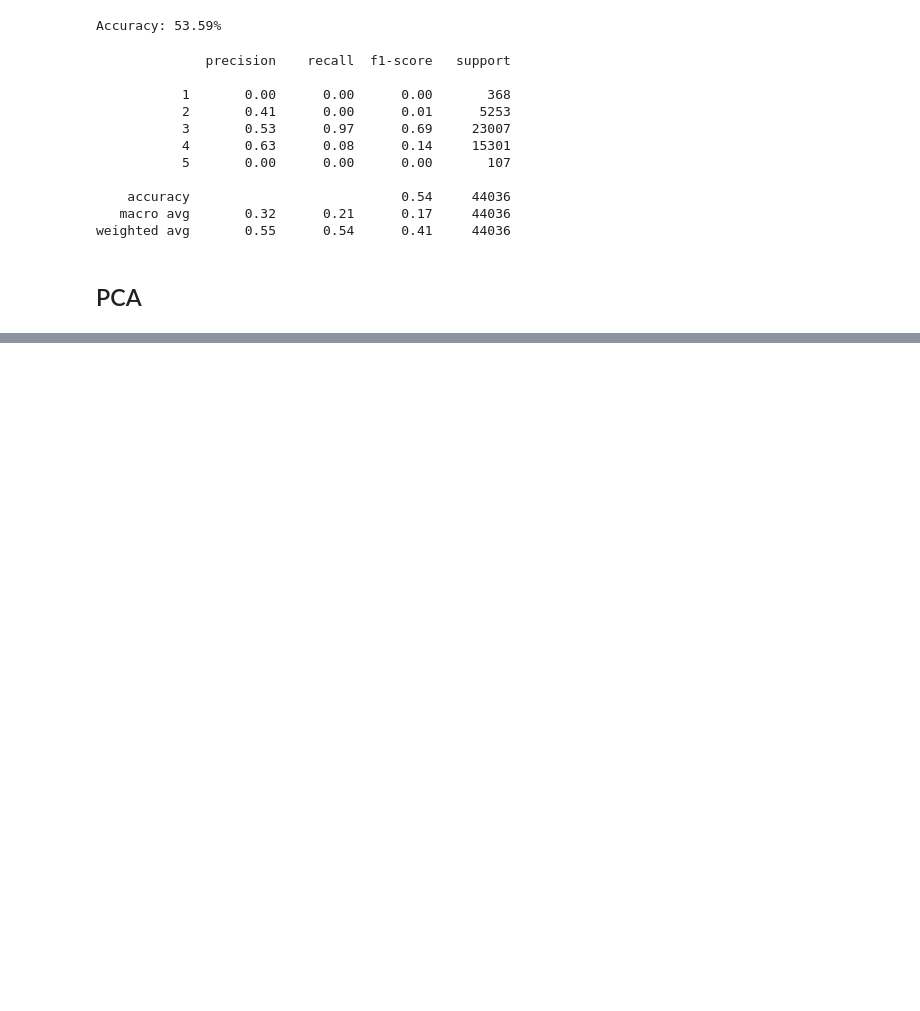
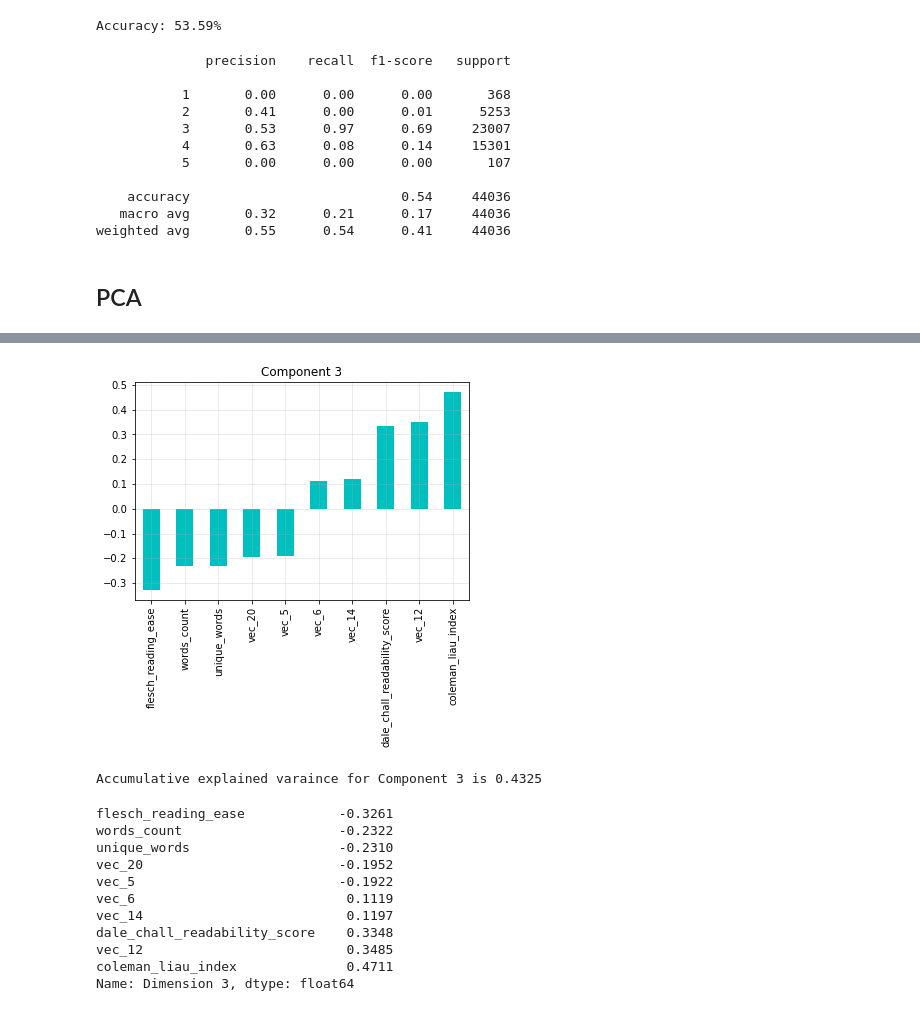
Before and after one commit to esther119/Understand-How-English-Fluency-Affects-Grade, a Jupyter notebook: XGboost.ipynb, the cells around one changed output, grey strips where cells are left out. Saved outputs shown, nothing was run; the diff lists cells and outputs as text; code cells hidden in the pictures; blank space fills up the shorter version.

```diff
--- a/XGboost.ipynb
+++ b/XGboost.ipynb
@@ -257,0 +295,16 @@ Name: Dimension 1, dtype: float64
+# %%
+pca_plot(pca_results_40, 3)
+# %% [output]
+[figure, added]
+Accumulative explained varaince for Component 3 is 0.4325
+flesch_reading_ease            -0.3261
+words_count                    -0.2322
+unique_words                   -0.2310
+vec_20                         -0.1952
+vec_5                          -0.1922
+vec_6                           0.1119
+vec_14                          0.1197
+dale_chall_readability_score    0.3348
+vec_12                          0.3485
+coleman_liau_index              0.4711
+Name: Dimension 3, dtype: float64
```
Also changed, not shown: parts of 22 cells of this notebook.
